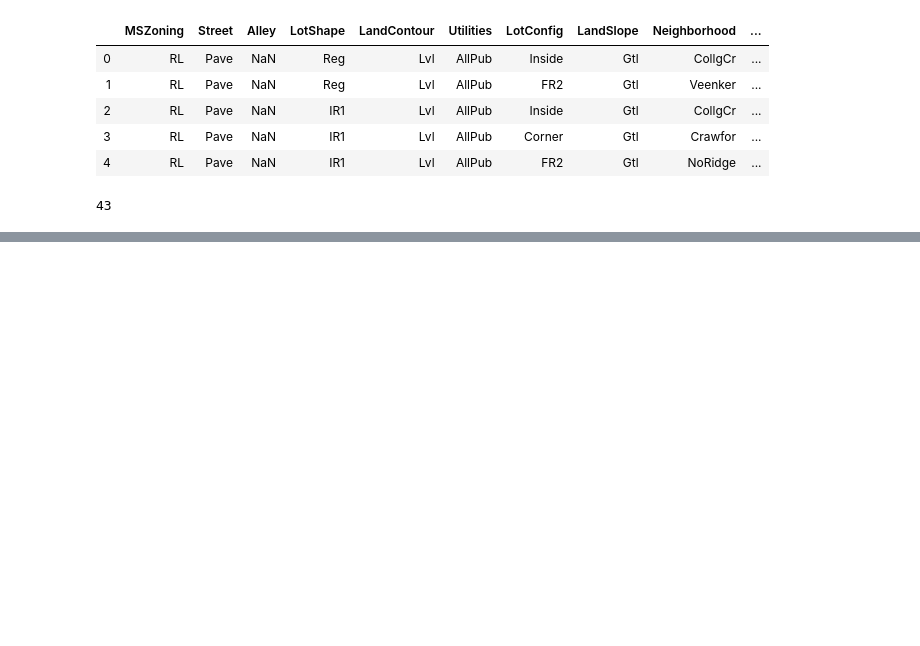
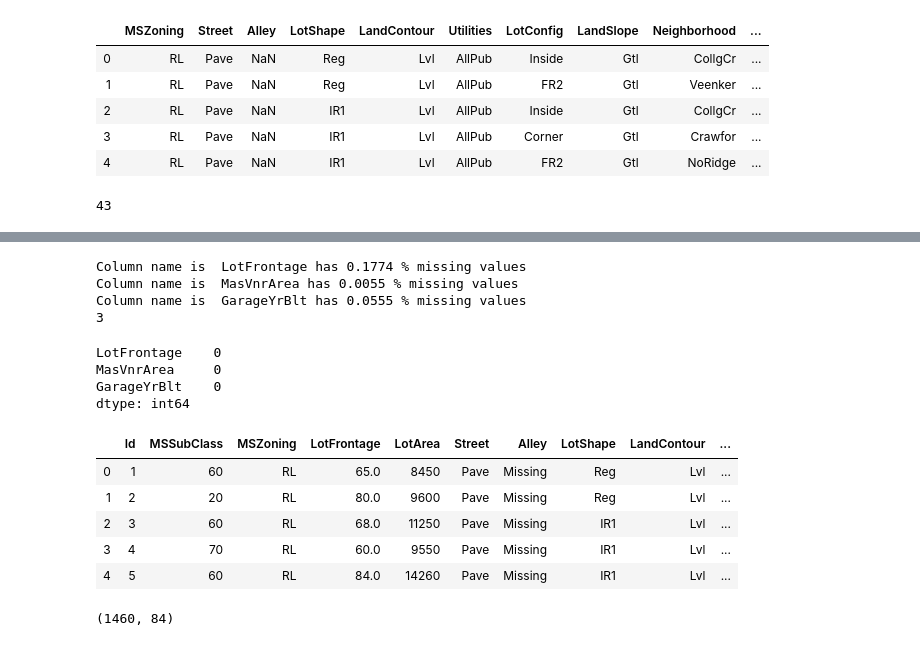
Before and after one commit to supertyagi/ML-Projects, a Jupyter notebook: Advanced House Price Prediction/Advanced House Price Prediction.ipynb, the cells around one changed output, grey strips where cells are left out. Saved outputs shown, nothing was run; the diff lists cells and outputs as text; code cells hidden in the pictures; blank space fills up the shorter version.

```diff
--- a/Advanced House Price Prediction/Advanced House Price Prediction.ipynb
+++ b/Advanced House Price Prediction/Advanced House Price Prediction.ipynb
@@ -254,0 +349,2 @@ len(categorical_columns)
+# %%
+df[categorical_with_nan] = df[categorical_with_nan].fillna('Missing')
@@ -254,0 +371,39 @@ len(categorical_columns)
+# %%
+numerical_with_nan = [column for column in numerical_columns if df[column].isnull().sum() >= 1]
+# %%
+for column in numerical_with_nan:
+    print('Column name is ',column,'has',np.round(df[column].isnull().mean(), 4),'% missing values')
+print(len(numerical_with_nan))
+# %% [output]
+Column name is  LotFrontage has 0.1774 % missing values
+Column name is  MasVnrArea has 0.0055 % missing values
+Column name is  GarageYrBlt has 0.0555 % missing values
+3
+# %%
+## Replacing the numerical nan values
+
+for column in numerical_with_nan:
+    median_value = df[column].median()
+
+    df[column+'nan'] = np.where(df[column].isnull(),1,0)
+    df[column].fillna(median_value, inplace = True)
+
+df[numerical_with_nan].isnull().sum()
+# %% [output]
+LotFrontage    0
+MasVnrArea     0
+GarageYrBlt    0
+dtype: int64
+# %%
+df.head()
+# %% [output]
+|  | Id | MSSubClass | MSZoning | LotFrontage | LotArea | Street | Alley | LotShape | LandContour | ... |
+| 0 | 1 | 60 | RL | 65.0 | 8450 | Pave | Missing | Reg | Lvl | ... |
+| 1 | 2 | 20 | RL | 80.0 | 9600 | Pave | Missing | Reg | Lvl | ... |
+| 2 | 3 | 60 | RL | 68.0 | 11250 | Pave | Missing | IR1 | Lvl | ... |
+| 3 | 4 | 70 | RL | 60.0 | 9550 | Pave | Missing | IR1 | Lvl | ... |
+| 4 | 5 | 60 | RL | 84.0 | 14260 | Pave | Missing | IR1 | Lvl | ... |
+# %%
+df.shape
+# %% [output]
+(1460, 84)
```
Also changed, not shown: parts of 45 cells of this notebook, 1 other file.
